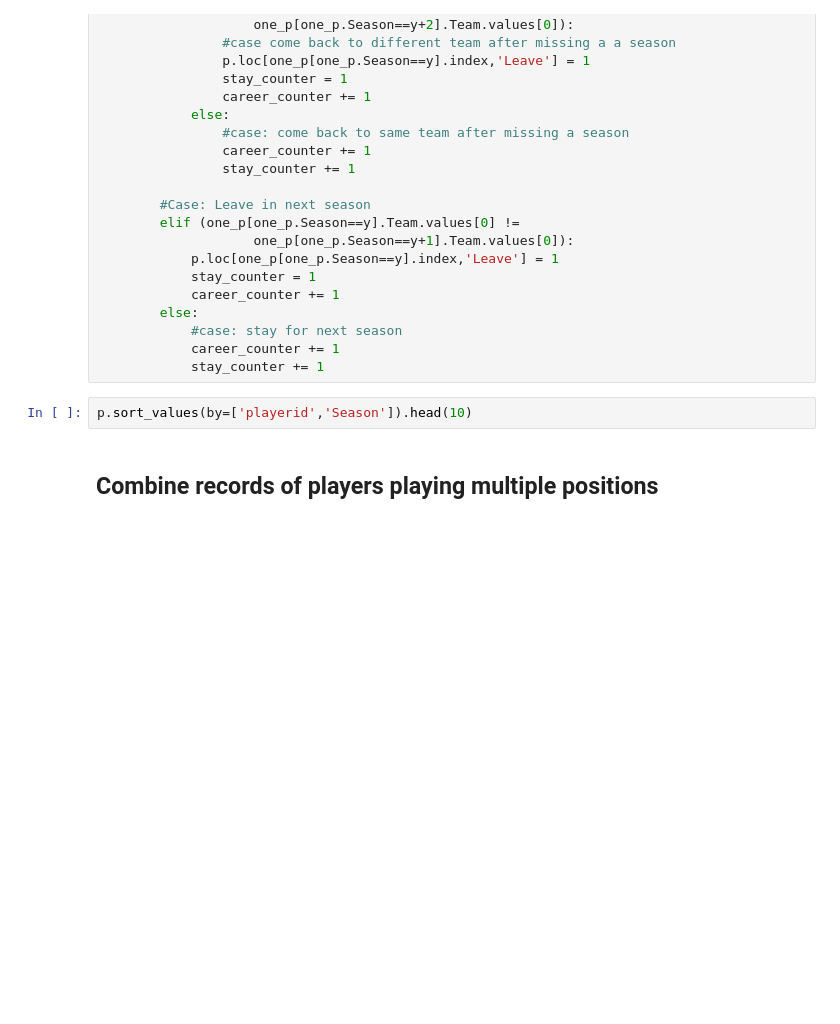
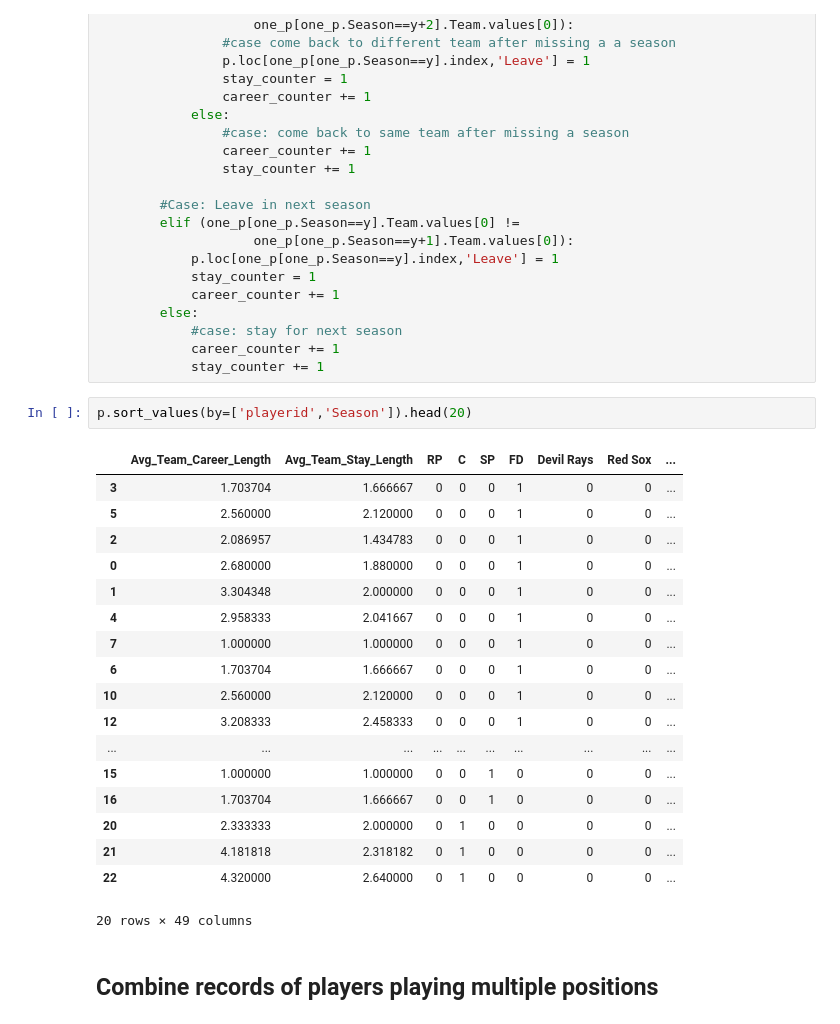
Before and after one commit to mtmoncur/baseball_data, a Jupyter notebook: Basic Model.ipynb, the cells around one changed output. Drawn from its saved outputs; the diff is of its cells as text; blank space fills up the shorter version.

Commit message:
added team average stats, achieve 60% accuracy

```diff
--- a/Basic Model.ipynb
+++ b/Basic Model.ipynb
@@ -279,7 +424,26 @@ for g in by_player.groups:
             career_counter += 1
             stay_counter += 1
 # %%
-p.sort_values(by=['playerid','Season']).head(10)
+p.sort_values(by=['playerid','Season']).head(20)
+# %% [output]
+|  | Avg_Team_Career_Length | Avg_Team_Stay_Length | RP | C | SP | FD | Devil Rays | Red Sox | ... |
+| 3 | 1.703704 | 1.666667 | 0 | 0 | 0 | 1 | 0 | 0 | ... |
+| 5 | 2.560000 | 2.120000 | 0 | 0 | 0 | 1 | 0 | 0 | ... |
+| 2 | 2.086957 | 1.434783 | 0 | 0 | 0 | 1 | 0 | 0 | ... |
+| 0 | 2.680000 | 1.880000 | 0 | 0 | 0 | 1 | 0 | 0 | ... |
+| 1 | 3.304348 | 2.000000 | 0 | 0 | 0 | 1 | 0 | 0 | ... |
+| 4 | 2.958333 | 2.041667 | 0 | 0 | 0 | 1 | 0 | 0 | ... |
+| 7 | 1.000000 | 1.000000 | 0 | 0 | 0 | 1 | 0 | 0 | ... |
+| 6 | 1.703704 | 1.666667 | 0 | 0 | 0 | 1 | 0 | 0 | ... |
+| 10 | 2.560000 | 2.120000 | 0 | 0 | 0 | 1 | 0 | 0 | ... |
+| 12 | 3.208333 | 2.458333 | 0 | 0 | 0 | 1 | 0 | 0 | ... |
+| ... | ... | ... | ... | ... | ... | ... | ... | ... | ... |
+| 15 | 1.000000 | 1.000000 | 0 | 0 | 1 | 0 | 0 | 0 | ... |
+| 16 | 1.703704 | 1.666667 | 0 | 0 | 1 | 0 | 0 | 0 | ... |
+| 20 | 2.333333 | 2.000000 | 0 | 1 | 0 | 0 | 0 | 0 | ... |
+| 21 | 4.181818 | 2.318182 | 0 | 1 | 0 | 0 | 0 | 0 | ... |
+| 22 | 4.320000 | 2.640000 | 0 | 1 | 0 | 0 | 0 | 0 | ... |
+20 rows × 49 columns
 # %% [markdown]
 ## Combine records of players playing multiple positions
 # %%
```
Also changed, not shown: parts of 43 cells of this notebook.
